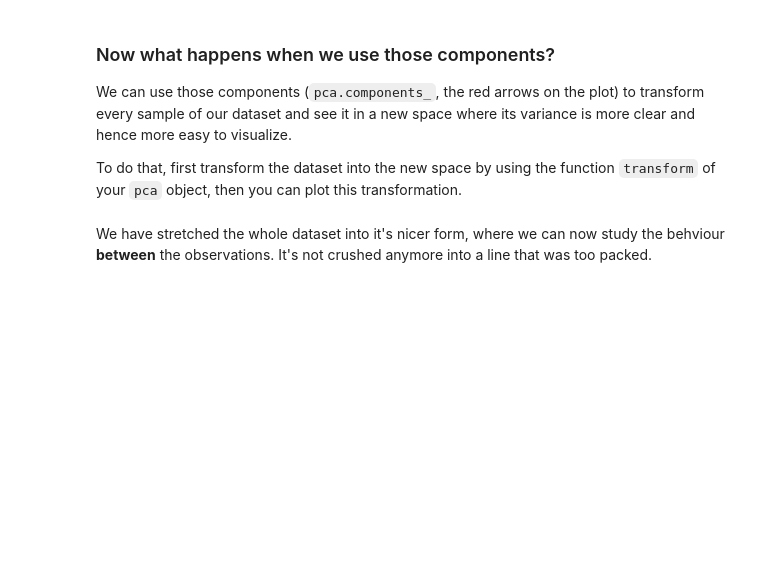
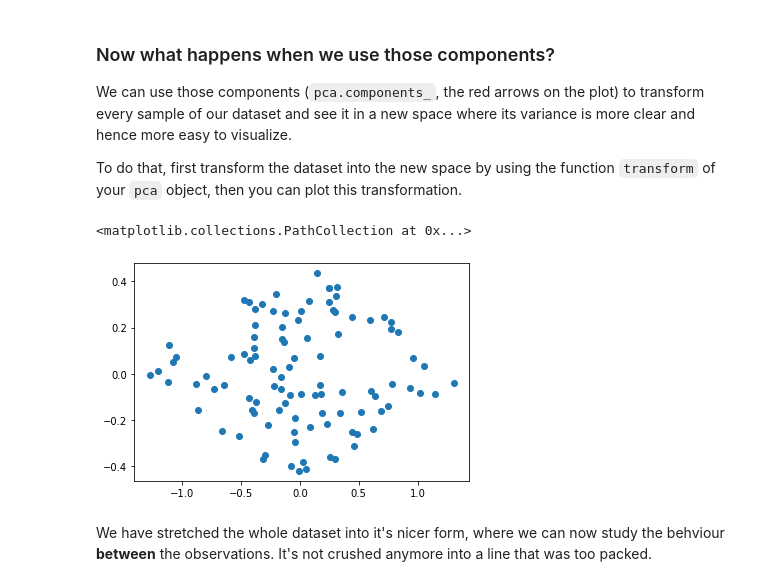
Before and after one commit to selmalopez/data-challenges, a Jupyter notebook: 05-ML/06-Unsupervised-Learning/02-Face-Recognition/warmup_pca.ipynb, the cells around one changed output. Drawn from its saved outputs; the diff is of its cells as text; code cells hidden in the pictures; blank space fills up the shorter version.

```diff
--- a/05-ML/06-Unsupervised-Learning/02-Face-Recognition/warmup_pca.ipynb
+++ b/05-ML/06-Unsupervised-Learning/02-Face-Recognition/warmup_pca.ipynb
@@ -23,0 +24,6 @@ In PCA, this relationship is quantified by finding a list of the principal axes
+# %%
+# YOUR CODE HERE
+from sklearn.decomposition import PCA
+pca = PCA(n_components=2)
+pca.fit(X)
+pca.transform(X)
@@ -61,2 +91,8 @@ To do that, first transform the dataset into the new space by using the function
+# %%
+# YOUR CODE HERE
+plt.scatter(pca.transform(X)[:, 0], pca.transform(X)[:, 1])
+# %% [output]
+<matplotlib.collections.PathCollection at 0x...>
+[figure, added]
 # %% [markdown]
 We have stretched the whole dataset into it's nicer form, where we can now study the behviour __between__ the observations. It's not crushed anymore into a line that was too packed.
```
Also changed, not shown: parts of 6 cells of this notebook, 5 other files.
